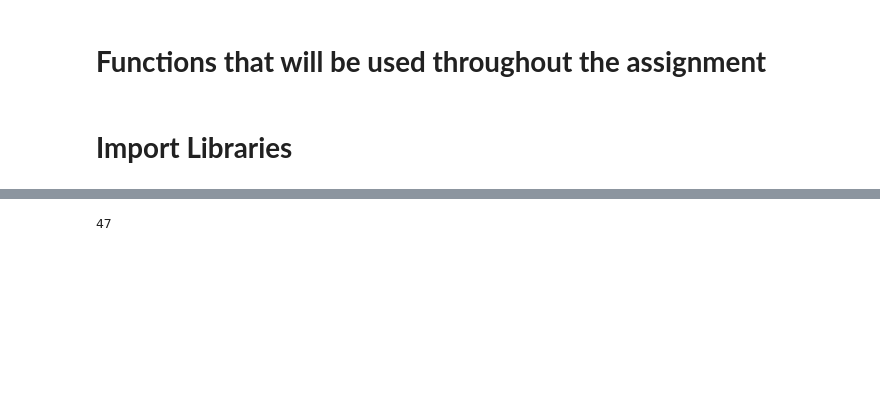
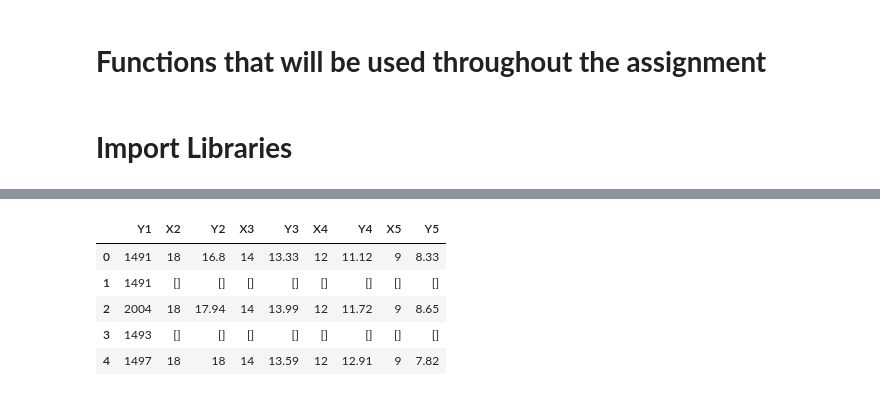
Before and after one commit to RonBartov/Data_Processing, a Jupyter notebook: factory_data_processing.ipynb, the cells around one changed output, grey strips where cells are left out. Drawn from its saved outputs; the diff is of its cells as text; code cells hidden in the pictures; blank space fills up the shorter version.

Commit message:
Done with data loading and description

```diff
--- a/factory_data_processing.ipynb
+++ b/factory_data_processing.ipynb
@@ -69,4 +85,4 @@ Mounted at /content/gdrive
 # %%
 # Loading the sample group data
-csv_sample_group_path = "/content/gdrive/MyDrive/Pulsenmore/factory_test_data.csv"
+csv_sample_group_path = r'/content/gdrive/MyDrive/Pulsenmore/factory_test_data.csv'
 sample_group = pd.read_csv(csv_sample_group_path)
@@ -93,5 +89,11 @@ sample_group.head(20)
-# %%
-count = (sample_group['X2'] != "[]").sum()
-count
-# %% [output]
-47
+# %%
+# Presenting the data frame in order to get initial understanding about the data
+num_rows_to_present = 5
+sample_group.head(num_rows_to_present)
+# %% [output]
+|  | Y1 | X2 | Y2 | X3 | Y3 | X4 | Y4 | X5 | Y5 |
+| 0 | 1491 | 18 | 16.8 | 14 | 13.33 | 12 | 11.12 | 9 | 8.33 |
+| 1 | 1491 | [] | [] | [] | [] | [] | [] | [] | [] |
+| 2 | 2004 | 18 | 17.94 | 14 | 13.99 | 12 | 11.72 | 9 | 8.65 |
+| 3 | 1493 | [] | [] | [] | [] | [] | [] | [] | [] |
+| 4 | 1497 | 18 | 18 | 14 | 13.59 | 12 | 12.91 | 9 | 7.82 |
```
Also changed, not shown: parts of 11 cells of this notebook.
